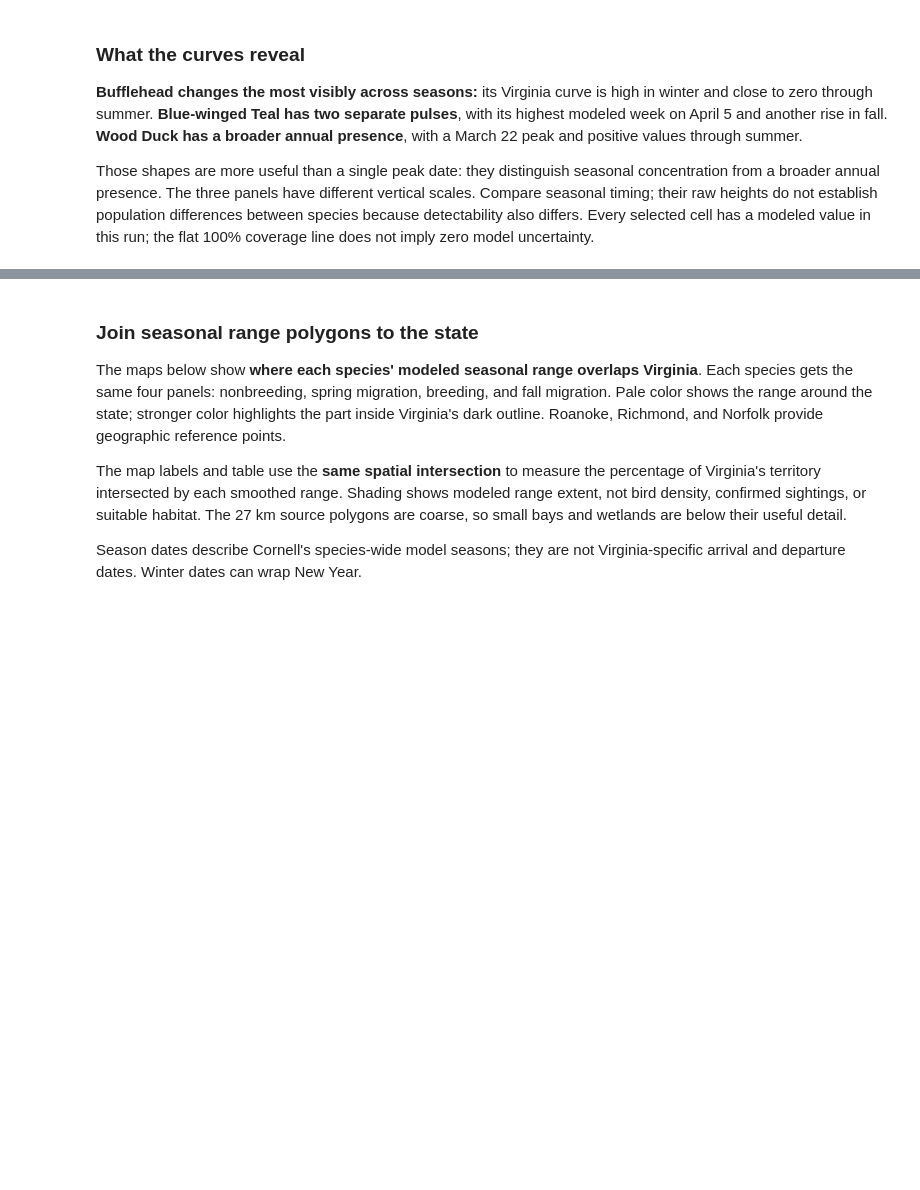
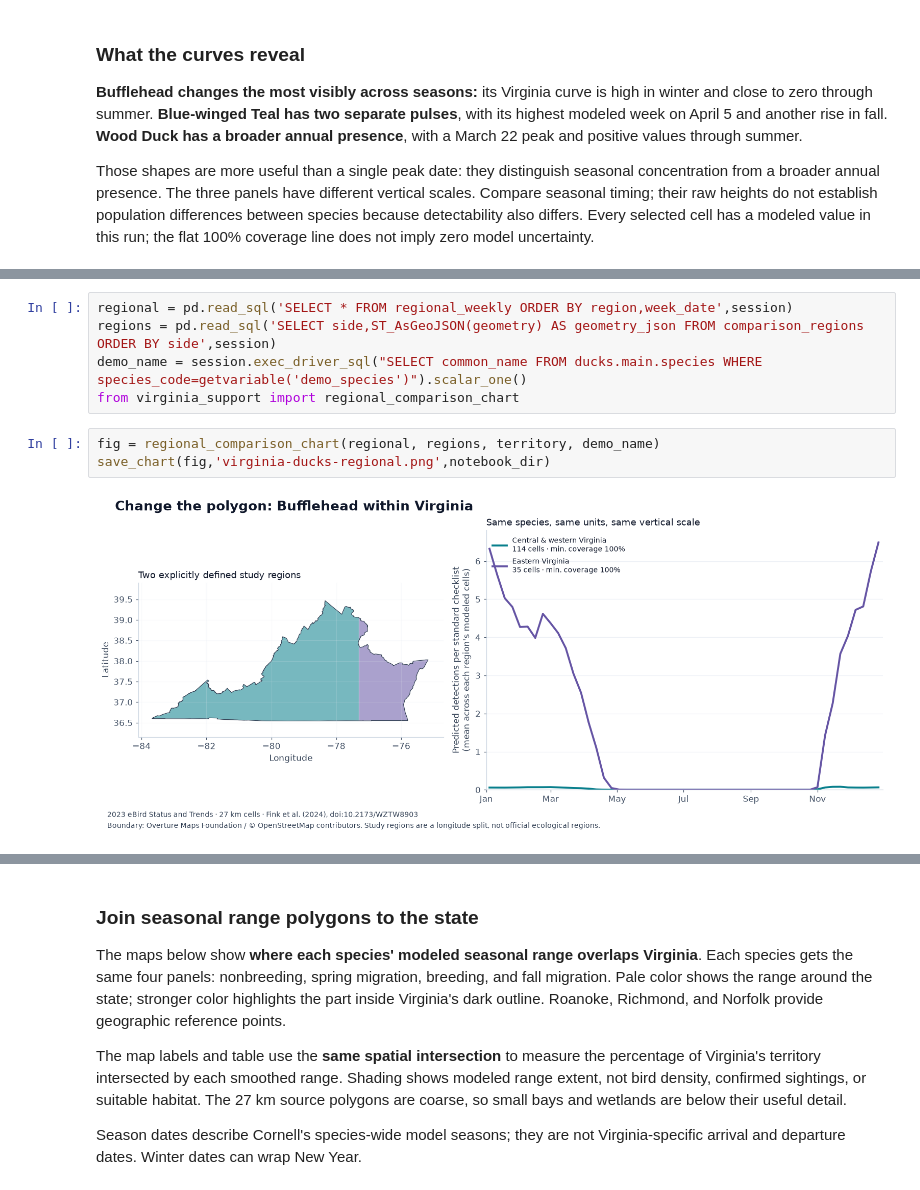
Before and after one commit to Query-farm/vgi-ducks, a Jupyter notebook: notebooks/virginia-ducks.source.ipynb, the cells around one changed output, grey strips where cells are left out. Cells and saved outputs as stored; diff of their text form; blank space fills up the shorter version.

Commit message:
Showcase VGI with regional models and seasonal water joins

```diff
--- a/notebooks/virginia-ducks.source.ipynb
+++ b/notebooks/virginia-ducks.source.ipynb
@@ -499,0 +575,10 @@ coverage line does not imply zero model uncertainty.
+# %%
+regional = pd.read_sql('SELECT * FROM regional_weekly ORDER BY region,week_date',session)
+regions = pd.read_sql('SELECT side,ST_AsGeoJSON(geometry) AS geometry_json FROM comparison_regions ORDER BY side',session)
+demo_name = session.exec_driver_sql("SELECT common_name FROM ducks.main.species WHERE species_code=getvariable('demo_species')").scalar_one()
+from virginia_support import regional_comparison_chart
+# %%
+fig = regional_comparison_chart(regional, regions, territory, demo_name)
+save_chart(fig,'virginia-ducks-regional.png',notebook_dir)
+# %% [output]
+[figure, added]
```
Also changed, not shown: parts of 28 cells of this notebook, 11 other files.
